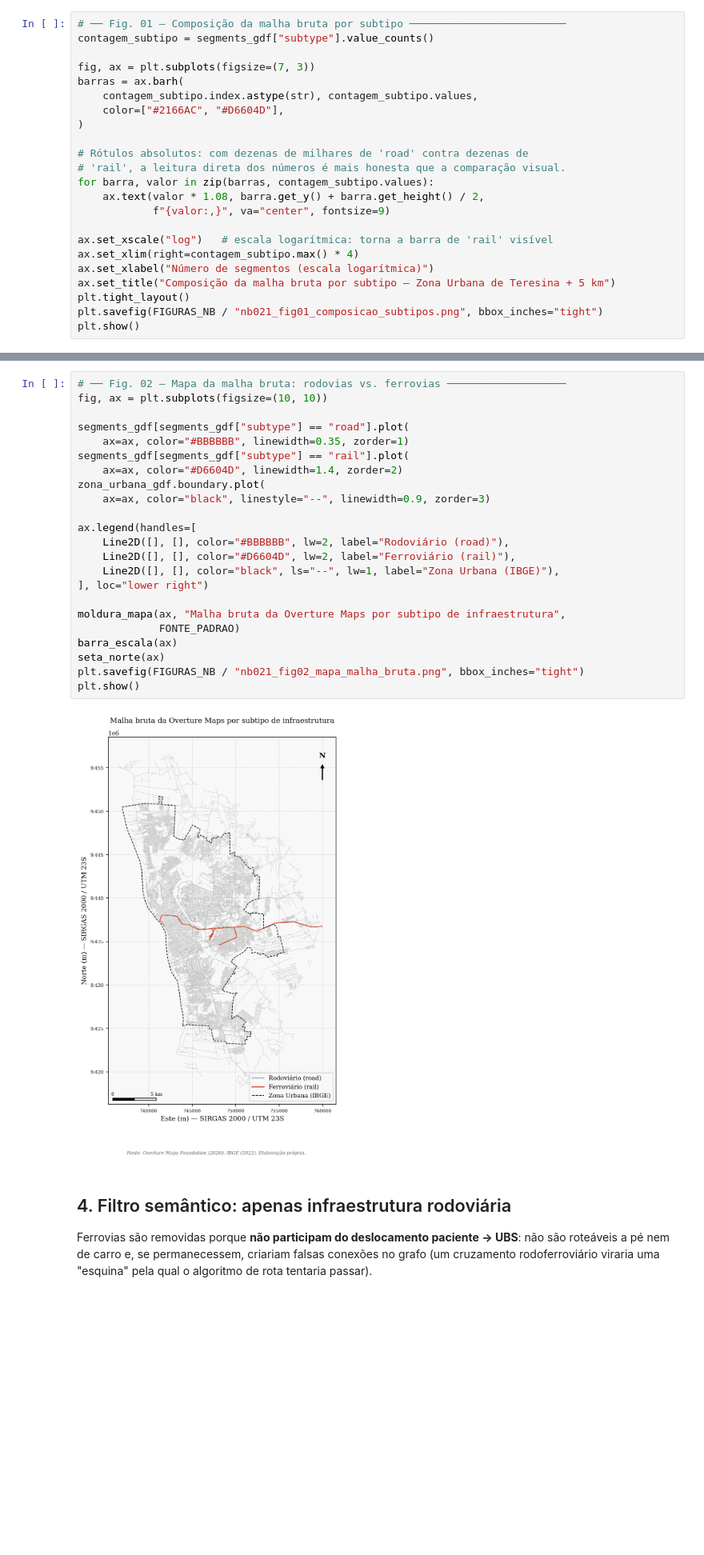
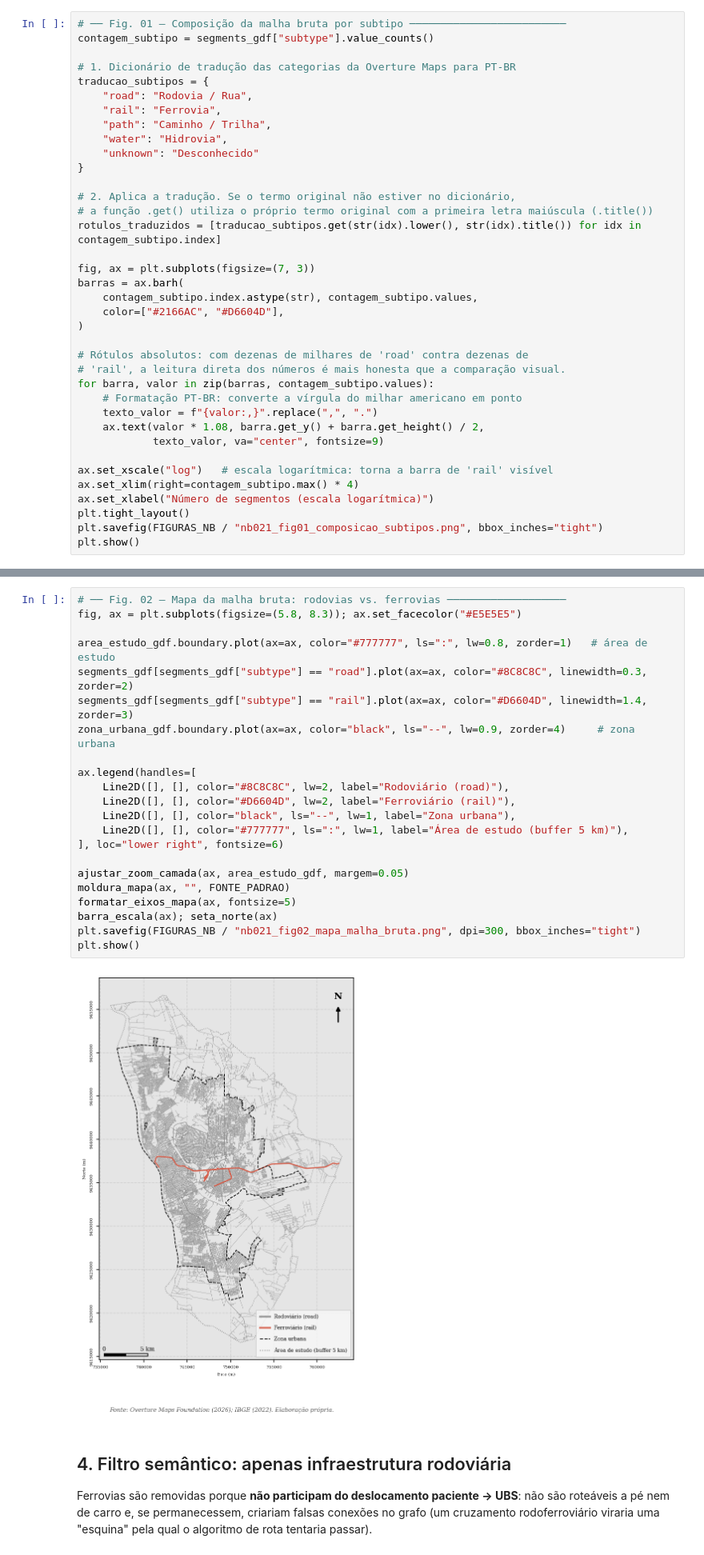
Before and after one commit to felipedantas-pi/ae2sfca-ubs, a Jupyter notebook: notebooks/02.1_Limpeza_e_Topologia.ipynb, the cells around one changed output, grey strips where cells are left out. Shown at 80% size. Drawn from its saved outputs; the diff is of its cells as text; blank space fills up the shorter version.

```diff
--- a/notebooks/02.1_Limpeza_e_Topologia.ipynb
+++ b/notebooks/02.1_Limpeza_e_Topologia.ipynb
@@ -222,6 +233,19 @@ tabela_subtipos
 # %%
 # ── Fig. 01 — Composição da malha bruta por subtipo ─────────────────────────
 contagem_subtipo = segments_gdf["subtype"].value_counts()
+
+# 1. Dicionário de tradução das categorias da Overture Maps para PT-BR
+traducao_subtipos = {
+    "road": "Rodovia / Rua",
+    "rail": "Ferrovia",
+    "path": "Caminho / Trilha",
+    "water": "Hidrovia",
+    "unknown": "Desconhecido"
+}
+
+# 2. Aplica a tradução. Se o termo original não estiver no dicionário,
+# a função .get() utiliza o próprio termo original com a primeira letra maiúscula (.title())
+rotulos_traduzidos = [traducao_subtipos.get(str(idx).lower(), str(idx).title()) for idx in contagem_subtipo.index]
 
 fig, ax = plt.subplots(figsize=(7, 3))
 barras = ax.barh(
@@ -232,13 +256,14 @@ barras = ax.barh(
 # Rótulos absolutos: com dezenas de milhares de 'road' contra dezenas de
 # 'rail', a leitura direta dos números é mais honesta que a comparação visual.
 for barra, valor in zip(barras, contagem_subtipo.values):
+    # Formatação PT-BR: converte a vírgula do milhar americano em ponto
+    texto_valor = f"{valor:,}".replace(",", ".")
     ax.text(valor * 1.08, barra.get_y() + barra.get_height() / 2,
-            f"{valor:,}", va="center", fontsize=9)
+            texto_valor, va="center", fontsize=9)
 
 ax.set_xscale("log")   # escala logarítmica: torna a barra de 'rail' visível
 ax.set_xlim(right=contagem_subtipo.max() * 4)
 ax.set_xlabel("Número de segmentos (escala logarítmica)")
-ax.set_title("Composição da malha bruta por subtipo — Zona Urbana de Teresina + 5 km")
 plt.tight_layout()
 plt.savefig(FIGURAS_NB / "nb021_fig01_composicao_subtipos.png", bbox_inches="tight")
 plt.show()
@@ -247,28 +272,27 @@ plt.show()
 # %%
 # ── Fig. 02 — Mapa da malha bruta: rodovias vs. ferrovias ───────────────────
-fig, ax = plt.subplots(figsize=(10, 10))
+fig, ax = plt.subplots(figsize=(5.8, 8.3)); ax.set_facecolor("#E5E5E5")
 
-segments_gdf[segments_gdf["subtype"] == "road"].plot(
-    ax=ax, color="#BBBBBB", linewidth=0.35, zorder=1)
-segments_gdf[segments_gdf["subtype"] == "rail"].plot(
-    ax=ax, color="#D6604D", linewidth=1.4, zorder=2)
-zona_urbana_gdf.boundary.plot(
-    ax=ax, color="black", linestyle="--", linewidth=0.9, zorder=3)
+area_estudo_gdf.boundary.plot(ax=ax, color="#777777", ls=":", lw=0.8, zorder=1)   # área de estudo
+segments_gdf[segments_gdf["subtype"] == "road"].plot(ax=ax, color="#8C8C8C", linewidth=0.3, zorder=2)
+segments_gdf[segments_gdf["subtype"] == "rail"].plot(ax=ax, color="#D6604D", linewidth=1.4, zorder=3)
+zona_urbana_gdf.boundary.plot(ax=ax, color="black", ls="--", lw=0.9, zorder=4)     # zona urbana
 
 ax.legend(handles=[
-    Line2D([], [], color="#BBBBBB", lw=2, label="Rodoviário (road)"),
+    Line2D([], [], color="#8C8C8C", lw=2, label="Rodoviário (road)"),
     Line2D([], [], color="#D6604D", lw=2, label="Ferroviário (rail)"),
-    Line2D([], [], color="black", ls="--", lw=1, label="Zona Urbana (IBGE)"),
-], loc="lower right")
+    Line2D([], [], color="black", ls="--", lw=1, label="Zona urbana"),
+    Line2D([], [], color="#777777", ls=":", lw=1, label="Área de estudo (buffer 5 km)"),
+], loc="lower right", fontsize=6)
 
-moldura_mapa(ax, "Malha bruta da Overture Maps por subtipo de infraestrutura",
-             FONTE_PADRAO)
-barra_escala(ax)
-seta_norte(ax)
-plt.savefig(FIGURAS_NB / "nb021_fig02_mapa_malha_bruta.png", bbox_inches="tight")
+ajustar_zoom_camada(ax, area_estudo_gdf, margem=0.05)
+moldura_mapa(ax, "", FONTE_PADRAO)
+formatar_eixos_mapa(ax, fontsize=5)
+barra_escala(ax); seta_norte(ax)
+plt.savefig(FIGURAS_NB / "nb021_fig02_mapa_malha_bruta.png", dpi=300, bbox_inches="tight")
 plt.show()
 # %% [output]
-[figure, old version]
+[figure, new version]
 # %% [markdown]
 ## 4. Filtro semântico: apenas infraestrutura rodoviária
 
```
Also changed, not shown: parts of 23 cells of this notebook, 14 other files.
